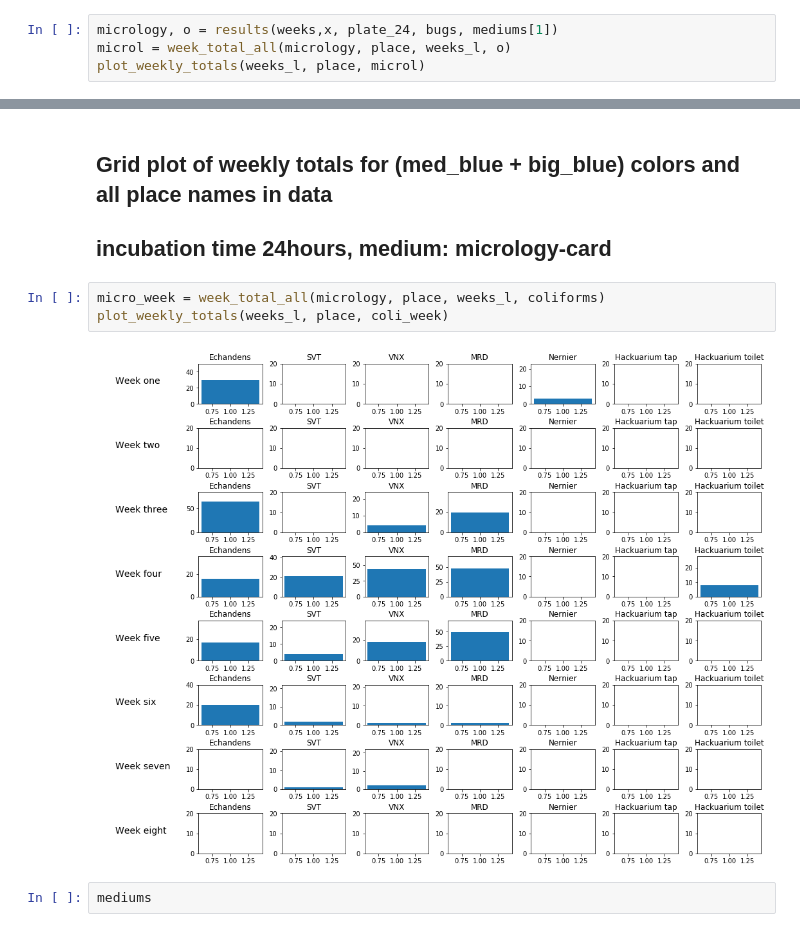
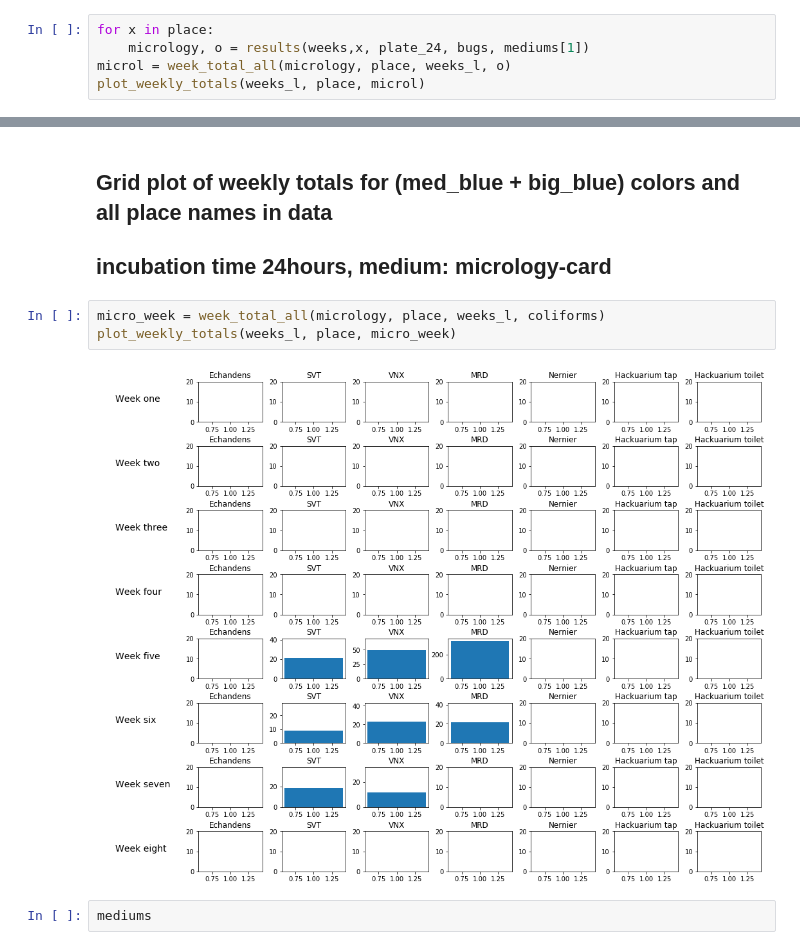
Before and after one commit to GaryHDA/module_one, a Jupyter notebook: micro/data_vis.ipynb, the cells around one changed output, grey strips where cells are left out. Drawn from its saved outputs; the diff is of its cells as text.

```diff
--- a/micro/data_vis.ipynb
+++ b/micro/data_vis.ipynb
@@ -529,7 +529,8 @@ mediums[1]
 ## Grid plot of weekly totals for all colors and place names in data
 ## incubation time 24hours, medium: micrology-card
 # %%
-micrology, o = results(weeks,x, plate_24, bugs, mediums[1])
+for x in place:
+    micrology, o = results(weeks,x, plate_24, bugs, mediums[1])
 microl = week_total_all(micrology, place, weeks_l, o)
 plot_weekly_totals(weeks_l, place, microl)
 # %% [output]
@@ -539,9 +540,9 @@ plot_weekly_totals(weeks_l, place, microl)
 ## incubation time 24hours, medium: micrology-card
 # %%
 micro_week = week_total_all(micrology, place, weeks_l, coliforms)
-plot_weekly_totals(weeks_l, place, coli_week)
+plot_weekly_totals(weeks_l, place, micro_week)
 # %% [output]
-[figure, old version]
+[figure, new version]
 # %%
 mediums
 # %% [output]
```
Also changed, not shown: parts of 15 cells of this notebook.
